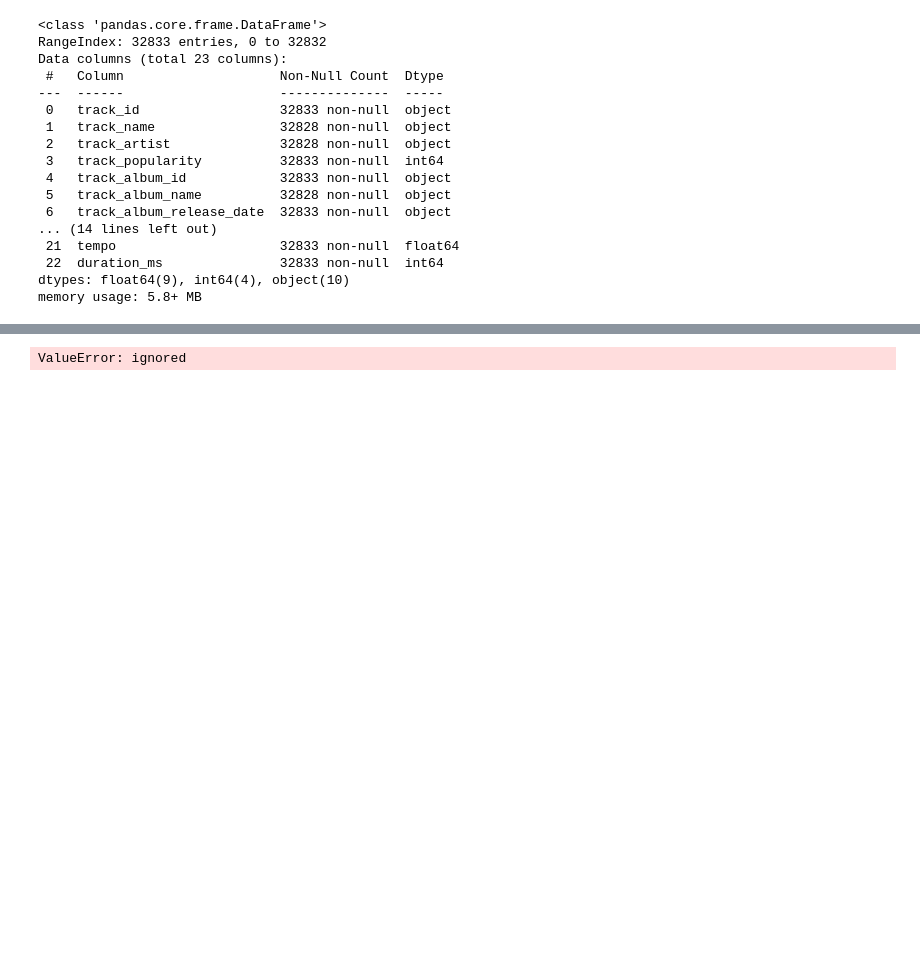
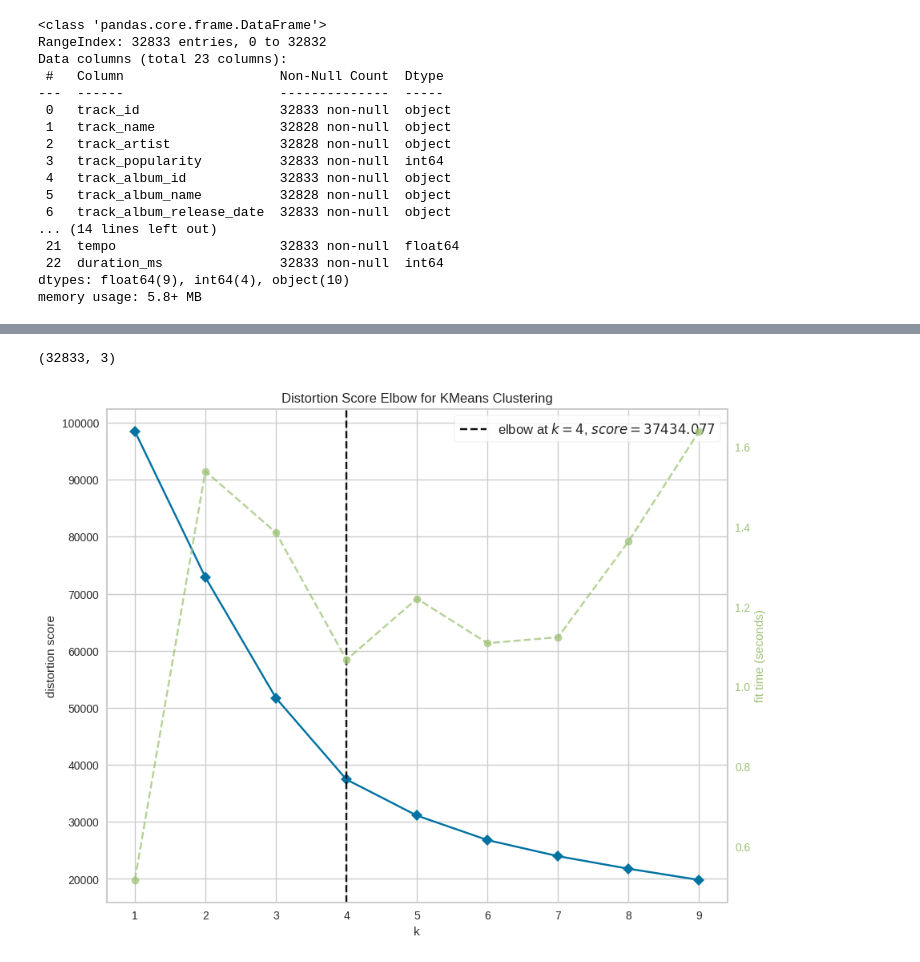
Before and after one commit to ramadhanbay/kuliah, a Jupyter notebook: Clustering.ipynb, the cells around one changed output, grey strips where cells are left out. Saved outputs shown, nothing was run; the diff lists cells and outputs as text; code cells hidden in the pictures; blank space fills up the shorter version.

```diff
--- a/Clustering.ipynb
+++ b/Clustering.ipynb
@@ -148,10 +152,19 @@ df = df[(df.year_release >= Q1 - 1.5*IQR) & (df.year_release <= Q3 + 1.5*IQR)]
 # %%
 # Rescaling Atribute
-rfm_df = df[['track_popularity','playlist_genre','duration_ms', 'years_since_release', 'year_release']]
+rfm_df = kmeans_df[['track_popularity','playlist_genre', 'year_release']]
 # Instantiate
 scaler = StandardScaler()
 # fit_transform
 rfm_df_scaled = scaler.fit_transform(rfm_df)
 rfm_df_scaled.shape
 # %% [output]
-ValueError: ignored
+(32833, 3)
+# %%
+model = KMeans(random_state=1, n_init=10)
+visualizer = KElbowVisualizer(model, k=(1,10))
+
+visualizer.fit(rfm_df_scaled)
+visualizer.show()
+plt.show()
+# %% [output]
+[figure, added]
```
Also changed, not shown: parts of 33 cells of this notebook.
